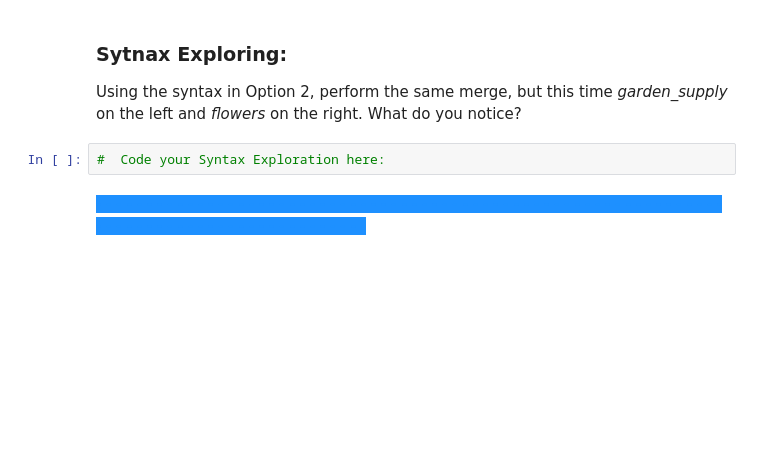
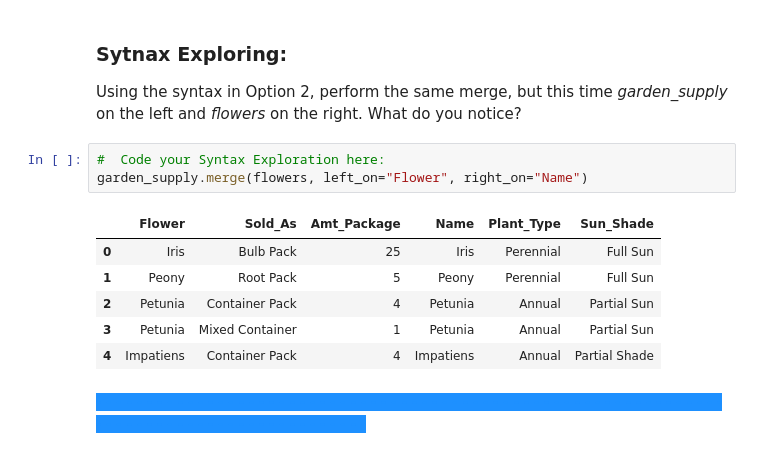
Before and after one commit to mtngrl1916/DataManipulation, a Jupyter notebook: MergingTables.ipynb, the cells around one changed output. Drawn from its saved outputs; the diff is of its cells as text; blank space fills up the shorter version.

```diff
--- a/MergingTables.ipynb
+++ b/MergingTables.ipynb
@@ -171,6 +242,14 @@ Syntax:  **left_table.merge(right_table, left_on="column_name", right_on="column
 Using the syntax in Option 2, perform the same merge, but this time *garden_supply* on the left and *flowers* on the right.  What do you notice?
 # %%
 #  Code your Syntax Exploration here:
+garden_supply.merge(flowers, left_on="Flower", right_on="Name")
+# %% [output]
+|  | Flower | Sold_As | Amt_Package | Name | Plant_Type | Sun_Shade |
+| 0 | Iris | Bulb Pack | 25 | Iris | Perennial | Full Sun |
+| 1 | Peony | Root Pack | 5 | Peony | Perennial | Full Sun |
+| 2 | Petunia | Container Pack | 4 | Petunia | Annual | Partial Sun |
+| 3 | Petunia | Mixed Container | 1 | Petunia | Annual | Partial Sun |
+| 4 | Impatiens | Container Pack | 4 | Impatiens | Annual | Partial Shade |
 # %% [markdown]
 <span style="background-color:dodgerblue; color:dodgerblue;">- - - - - - - - - - - - - - - - - - - - - - - - - - - - - - - - - - - - - - - - - - - - - - - - - - - - - - - - - - - - - - - - - - - - - - - - - - - - - - - - - - - - - - - - -</span>
 # %% [markdown]
```
Also changed, not shown: parts of 7 cells of this notebook.
